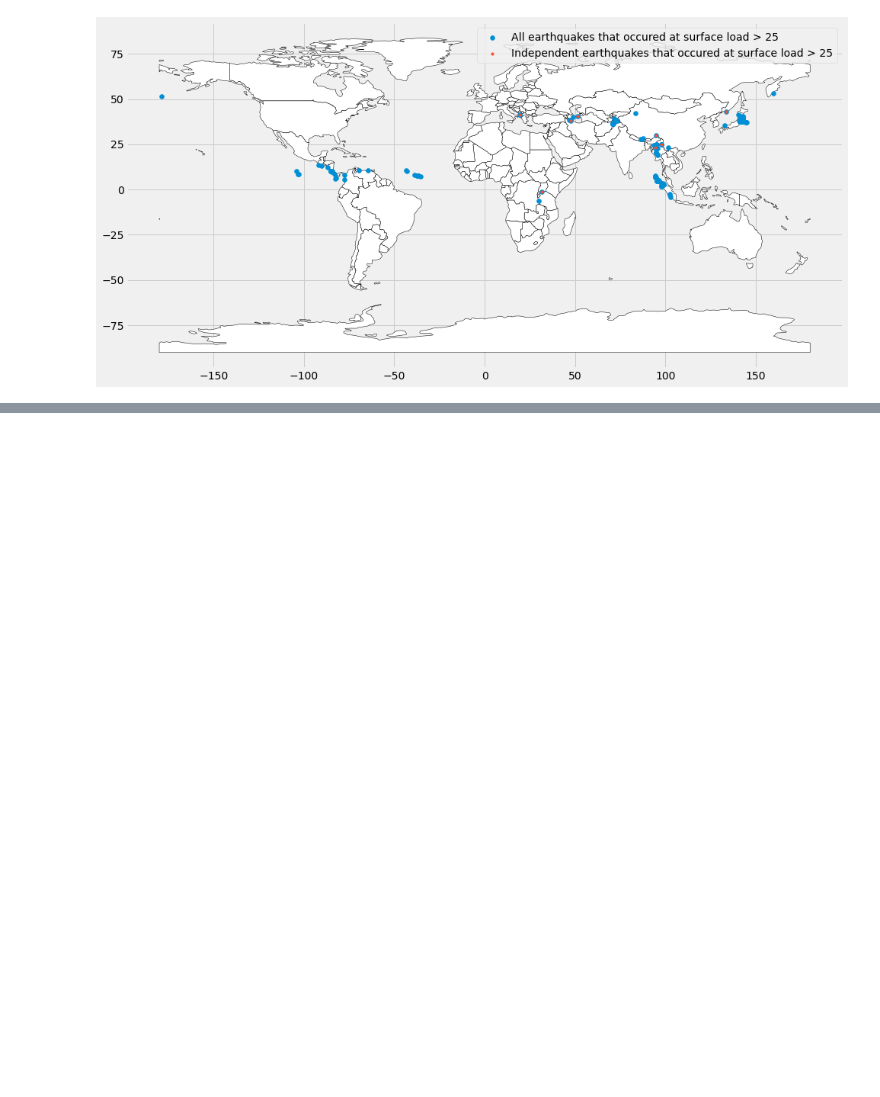
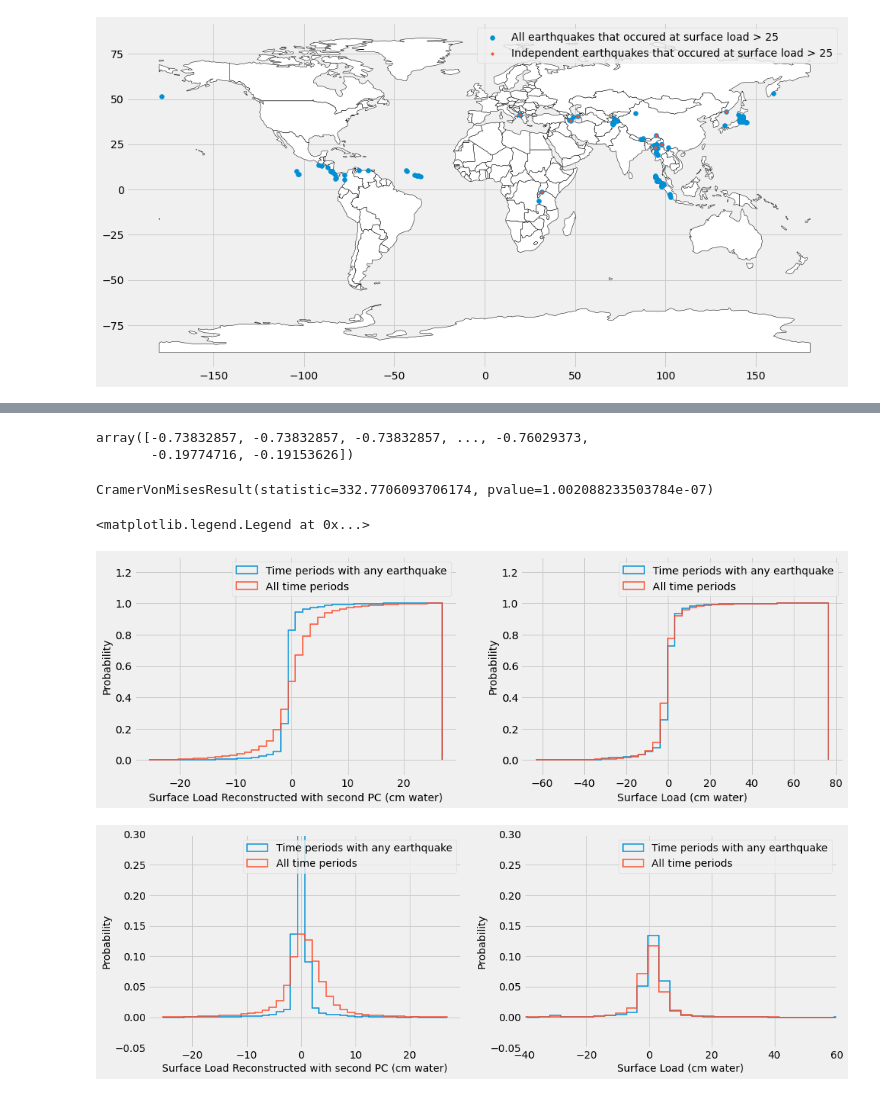
Before and after one commit to epic-research-group/surface-load-quakes, a Jupyter notebook: surface-load-earthquake-relationship.ipynb, the cells around one changed output, grey strips where cells are left out. Saved outputs shown, nothing was run; the diff lists cells and outputs as text; code cells hidden in the pictures; blank space fills up the shorter version.

```diff
--- a/surface-load-earthquake-relationship.ipynb
+++ b/surface-load-earthquake-relationship.ipynb
@@ -181,0 +313,76 @@ len(ds['lwe_thickness'])
+# %%
+# Loading D2 values from pca grace
+
+D2_eq_values = np.loadtxt('D2_eq_values.csv', delimiter=',')
+
+D2_eq_values
+# %% [output]
+array([-0.73832857, -0.73832857, -0.73832857, ..., -0.76029373,
+       -0.19774716, -0.19153626])
+# %%
+a = D2_eq_values
+b =  np.array(ds['lwe_thickness'].data.flatten())
+stats.cramervonmises_2samp(a, b, method='auto')
+# %% [output]
+CramerVonMisesResult(statistic=332.7706093706174, pvalue=1.002088233503784e-07)
+# %%
+plt.style.use('fivethirtyeight')
+bins = np.histogram(D2_eq_values, 40)[1]
+fig,ax = plt.subplots(figsize=(15,5))
+ax = plt.subplot(1,2,1)
+ax.hist(D2_eq_values, bins, density = True, cumulative=True, histtype='step',
+            label='Time periods with any earthquake',linewidth=1.5)
+ax.hist(ds['lwe_thickness'].data.flatten(), bins, density = True, cumulative=True,histtype='step',
+            label='All time periods',linewidth=1.5)
+plt.xlabel('Surface Load Reconstructed with second PC (cm water)', fontsize = 14)
+plt.ylabel('Probability', fontsize = 14)
+# ax.set_ylim((1e-5,5))
+ax.set_ylim((-0.1,1.3))
+# ax.set_yscale('log')
+ax.legend()
+
+bins = np.histogram(catalog['dmass'], 40)[1]
+ax = plt.subplot(1,2,2)
+ax.hist(np.array(catalog['dmass']), bins, density = True, cumulative=True, histtype='step',
+            label='Time periods with any earthquake',linewidth=1.5)
+ax.hist(ds['lwe_thickness'].data.flatten(), bins, density = True, cumulative=True,histtype='step',
+            label='All time periods',linewidth=1.5)
+plt.xlabel('Surface Load (cm water)', fontsize = 14)
+plt.ylabel('Probability', fontsize = 14)
+# ax.set_ylim((1e-5,5))
+ax.set_ylim((-0.1,1.3))
+# ax.set_yscale('log')
+ax.legend()
+
+
+bins = np.histogram(D2_eq_values, 40)[1]
+fig,ax = plt.subplots(1, 2, figsize=(15,5))
+ax = plt.subplot(1,2,1)
+ax.hist(D2_eq_values, bins, density = True, cumulative=False, histtype='step',
+            label='Time periods with any earthquake',linewidth=1.5)
+ax.hist(ds['lwe_thickness'].data.flatten(), bins, density = True, cumulative=False,histtype='step',
+            label='All time periods',linewidth=1.5)
+plt.xlabel('Surface Load Reconstructed with second PC (cm water)', fontsize = 14)
+plt.ylabel('Probability', fontsize = 14)
+# ax.set_ylim((1e-5,5))
+ax.set_ylim((-0.05,0.3))
+# ax.set_yscale('log')
+ax.legend()
+
+bins = np.histogram(catalog['dmass'], 40)[1]
+ax = plt.subplot(1,2,2)
+ax.hist(np.array(catalog['dmass']), bins, density = True, cumulative=False, histtype='step',
+            label='Time periods with any earthquake',linewidth=1.5)
+ax.hist(ds['lwe_thickness'].data.flatten(), bins, density = True, cumulative=False,histtype='step',
+            label='All time periods',linewidth=1.5)
+plt.xlabel('Surface Load (cm water)', fontsize = 14)
+plt.ylabel('Probability', fontsize = 14)
+# ax.set_ylim((1e-5,5))
+ax.set_ylim((-0.05,0.3))
+ax.set_xlim((-40,60))
+# ax.set_yscale('log')
+ax.legend()
+# %% [output]
+<matplotlib.legend.Legend at 0x...>
+[figure, added]
+[figure, added]
```
Also changed, not shown: parts of 12 cells of this notebook.
